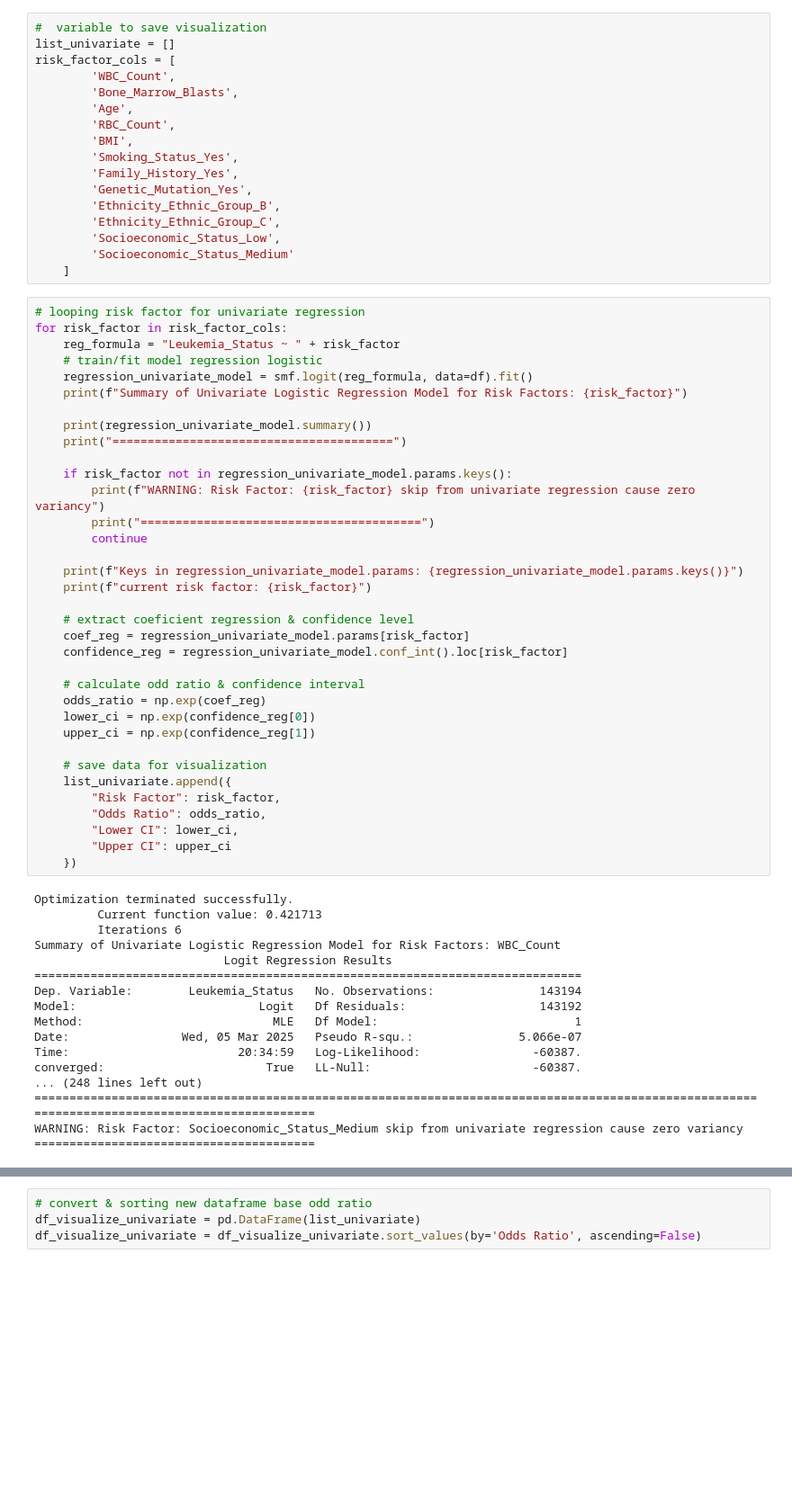
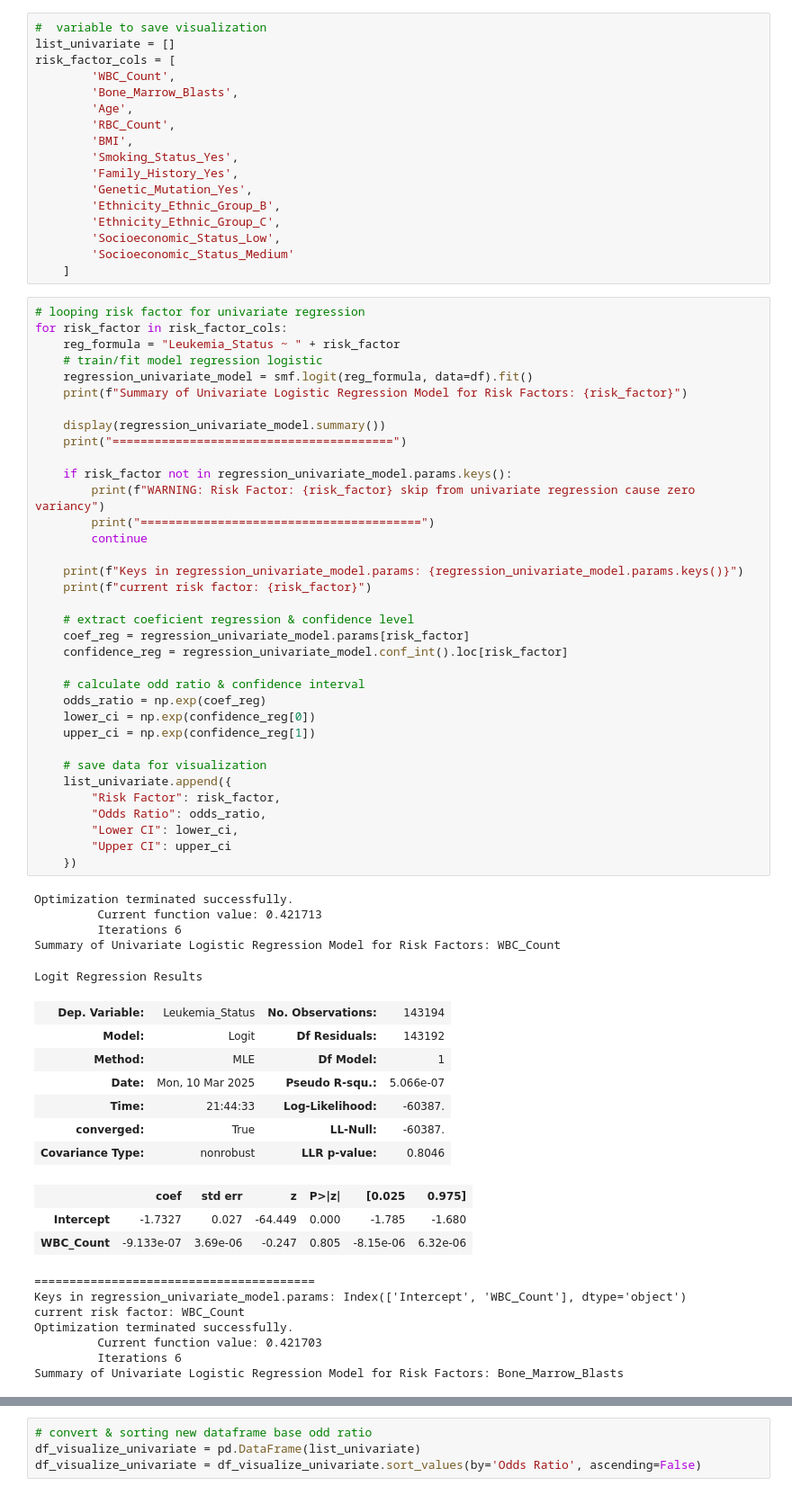
Before and after one commit to RizkiRdm/leukemia-projects, a Jupyter notebook: project_2_risk_factor_analysis/notebooks/04_regression_analysis.ipynb, the cells around one changed output, grey strips where cells are left out. Shown at 90% size. Cells and saved outputs as stored; diff of their text form; blank space fills up the shorter version.

```diff
--- a/project_2_risk_factor_analysis/notebooks/04_regression_analysis.ipynb
+++ b/project_2_risk_factor_analysis/notebooks/04_regression_analysis.ipynb
@@ -124,48 +124,53 @@ for risk_factor in risk_factor_cols:
     regression_univariate_model = smf.logit(reg_formula, data=df).fit()
     print(f"Summary of Univariate Logistic Regression Model for Risk Factors: {risk_factor}")
 
-    print(regression_univariate_model.summary())
+    display(regression_univariate_model.summary())
     print("========================================")
 
     if risk_factor not in regression_univariate_model.params.keys():
         print(f"WARNING: Risk Factor: {risk_factor} skip from univariate regression cause zero variancy")
         print("========================================")
         continue
 
     print(f"Keys in regression_univariate_model.params: {regression_univariate_model.params.keys()}")
     print(f"current risk factor: {risk_factor}")
 
     # extract coeficient regression & confidence level
     coef_reg = regression_univariate_model.params[risk_factor]
     confidence_reg = regression_univariate_model.conf_int().loc[risk_factor]
 
     # calculate odd ratio & confidence interval
     odds_ratio = np.exp(coef_reg)
     lower_ci = np.exp(confidence_reg[0])
     upper_ci = np.exp(confidence_reg[1])
 
     # save data for visualization
     list_univariate.append({
         "Risk Factor": risk_factor,
         "Odds Ratio": odds_ratio,
         "Lower CI": lower_ci,
         "Upper CI": upper_ci
     })
 # %% [output]
 Optimization terminated successfully.
          Current function value: 0.421713
          Iterations 6
 Summary of Univariate Logistic Regression Model for Risk Factors: WBC_Count
-                           Logit Regression Results
-==============================================================================
-Dep. Variable:        Leukemia_Status   No. Observations:               143194
-Model:                          Logit   Df Residuals:                   143192
-Method:                           MLE   Df Model:                            1
-Date:                Wed, 05 Mar 2025   Pseudo R-squ.:               5.066e-07
-Time:                        20:34:59   Log-Likelihood:                -60387.
-converged:                       True   LL-Null:                       -60387.
-... (248 lines left out)
-=======================================================================================================
-========================================
-WARNING: Risk Factor: Socioeconomic_Status_Medium skip from univariate regression cause zero variancy
-========================================
+Logit Regression Results
+| Dep. Variable: | Leukemia_Status | No. Observations: | 143194 |
+| Model: | Logit | Df Residuals: | 143192 |
+| Method: | MLE | Df Model: | 1 |
+| Date: | Mon, 10 Mar 2025 | Pseudo R-squ.: | 5.066e-07 |
+| Time: | 21:44:33 | Log-Likelihood: | -60387. |
+| converged: | True | LL-Null: | -60387. |
+| Covariance Type: | nonrobust | LLR p-value: | 0.8046 |
+|  | coef | std err | z | P>|z| | [0.025 | 0.975] |
+| Intercept | -1.7327 | 0.027 | -64.449 | 0.000 | -1.785 | -1.680 |
+| WBC_Count | -9.133e-07 | 3.69e-06 | -0.247 | 0.805 | -8.15e-06 | 6.32e-06 |
+========================================
+Keys in regression_univariate_model.params: Index(['Intercept', 'WBC_Count'], dtype='object')
+current risk factor: WBC_Count
+Optimization terminated successfully.
+         Current function value: 0.421703
+         Iterations 6
+Summary of Univariate Logistic Regression Model for Risk Factors: Bone_Marrow_Blasts
```
Also changed, not shown: parts of 14 cells of this notebook.
